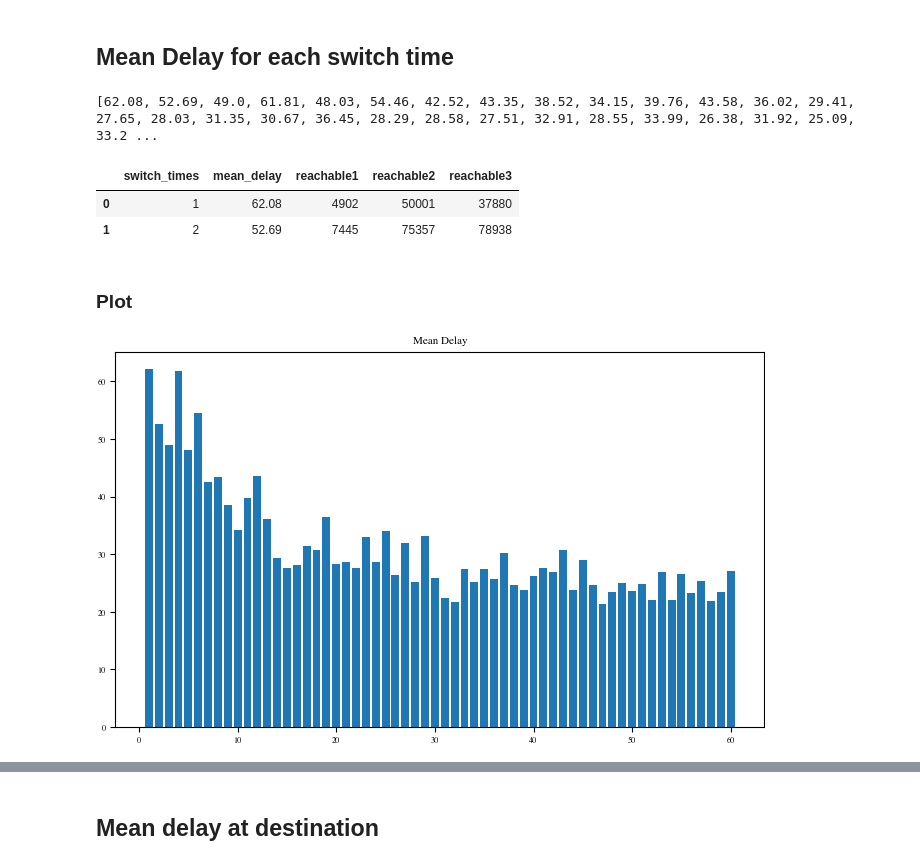
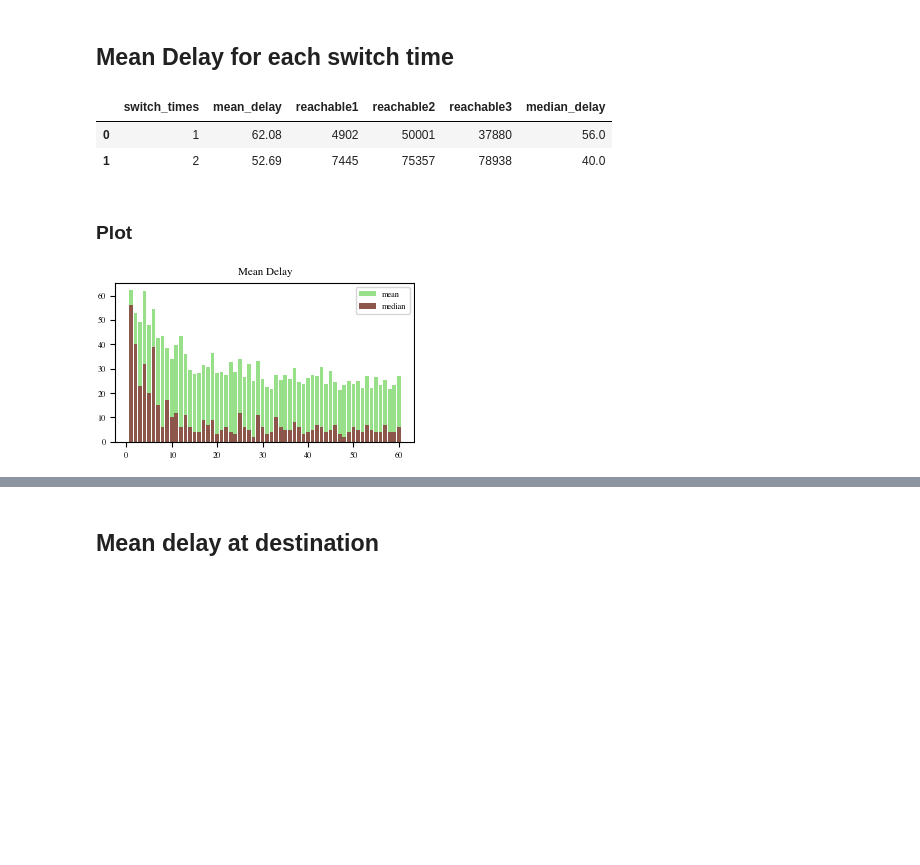
Before and after one commit to 17ex/DataLiteracy, a Jupyter notebook: fig/fig_meanDelays.ipynb, the cells around one changed output, grey strips where cells are left out. Saved outputs shown, nothing was run; the diff lists cells and outputs as text; code cells hidden in the pictures; blank space fills up the shorter version.

```diff
--- a/fig/fig_meanDelays.ipynb
+++ b/fig/fig_meanDelays.ipynb
@@ -18,7 +18,7 @@ from tueplots import bundles
 # %%
 df_dict = {}
 folder_path = '../dat/delay'
-for filename in os.listdir('../dat/delay'):
+for filename in os.listdir(folder_path):
     if filename.endswith('.json'):
         file_path = os.path.join(folder_path, filename)
 
@@ -152,33 +152,36 @@ for key, df in df_dict.items():
         #break
 
 means = []
+medians = []
 for minute in delay_matrix:
     means.append(np.mean(minute).round(2))
+    medians.append(np.median(minute).round(2))
 
-print(means)
+#print(means)
 empty['mean_delay'] = means
+empty['median_delay'] = medians
 df_mean_delays = empty
-# %% [output]
-[62.08, 52.69, 49.0, 61.81, 48.03, 54.46, 42.52, 43.35, 38.52, 34.15, 39.76, 43.58, 36.02, 29.41, 27.65, 28.03, 31.35, 30.67, 36.45, 28.29, 28.58, 27.51, 32.91, 28.55, 33.99, 26.38, 31.92, 25.09, 33.2 ...
 # %%
 df_mean_delays.head(2)
 # %% [output]
-|  | switch_times | mean_delay | reachable1 | reachable2 | reachable3 |
-| 0 | 1 | 62.08 | 4902 | 50001 | 37880 |
-| 1 | 2 | 52.69 | 7445 | 75357 | 78938 |
+|  | switch_times | mean_delay | reachable1 | reachable2 | reachable3 | median_delay |
+| 0 | 1 | 62.08 | 4902 | 50001 | 37880 | 56.0 |
+| 1 | 2 | 52.69 | 7445 | 75357 | 78938 | 40.0 |
 # %% [markdown]
 ### Plot
 # %%
-plt.rcParams.update(bundles.icml2022(column="full", nrows=1, ncols=1, usetex=False))
-
+plt.rcParams.update(bundles.icml2022(column="half", nrows=1, ncols=1, usetex=False))
+plt.rcParams.update()
 x = np.arange(len(df_mean_delays.switch_times))
 
 fig, ax = plt.subplots()
-ax.bar(x+1, df_mean_delays.mean_delay)
+ax.bar(x+1, df_mean_delays.mean_delay, label="mean", color='#98DF8A')
+ax.bar(x+1, df_mean_delays.median_delay, label="median", color='#8C564B')
 
+plt.legend()
 plt.title('Mean Delay')
 
 plt.show()
 # %% [output]
-[figure, old version]
+[figure, new version]
 # %%
```
Also changed, not shown: parts of 8 cells of this notebook, 3 other files.
